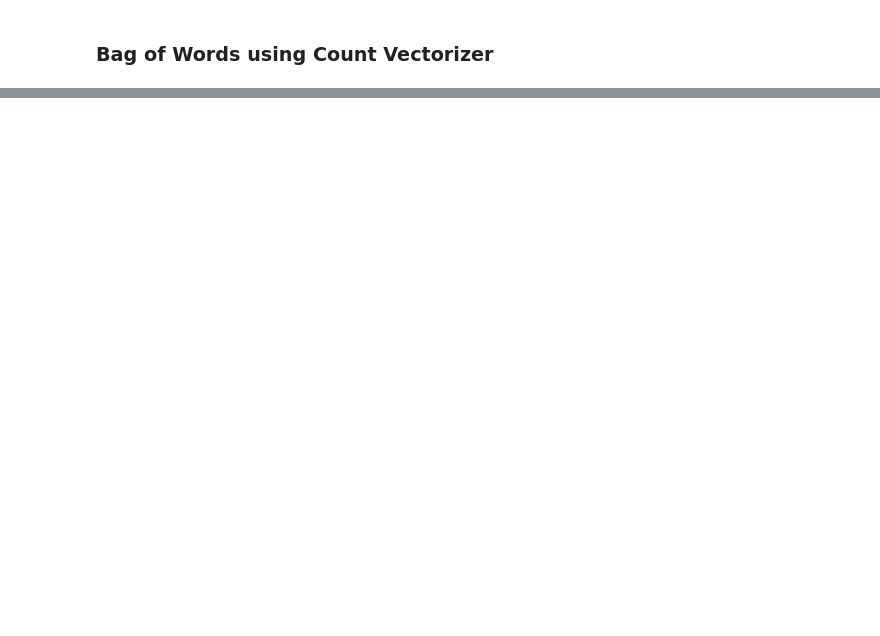
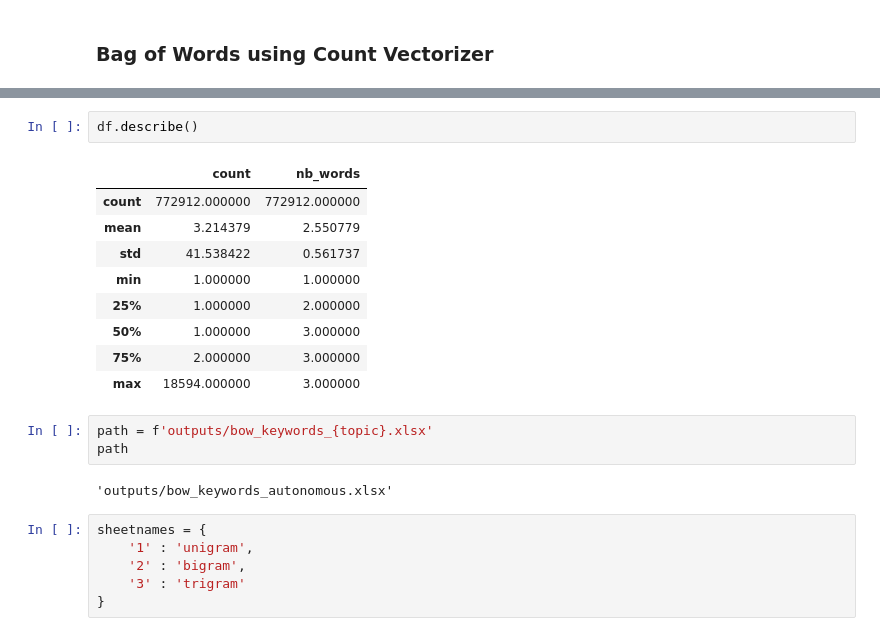
Before and after one commit to Medbeji/Automatic-Keyword-Extractor, a Jupyter notebook: bow_method.ipynb, the cells around one changed output, grey strips where cells are left out. Drawn from its saved outputs; the diff is of its cells as text; blank space fills up the shorter version.

Commit message:
Added other methods of Keyword Extractions

```diff
--- a/bow_method.ipynb
+++ b/bow_method.ipynb
@@ -47,0 +191,23 @@ pd.DataFrame.from_dict(result_dict, orient='index',columns=['count'])
+# %%
+df.describe()
+# %% [output]
+|  | count | nb_words |
+| count | 772912.000000 | 772912.000000 |
+| mean | 3.214379 | 2.550779 |
+| std | 41.538422 | 0.561737 |
+| min | 1.000000 | 1.000000 |
+| 25% | 1.000000 | 2.000000 |
+| 50% | 1.000000 | 3.000000 |
+| 75% | 2.000000 | 3.000000 |
+| max | 18594.000000 | 3.000000 |
+# %%
+path = f'outputs/bow_keywords_{topic}.xlsx'
+path
+# %% [output]
+'outputs/bow_keywords_autonomous.xlsx'
+# %%
+sheetnames = {
+    '1' : 'unigram',
+    '2' : 'bigram',
+    '3' : 'trigram'
+}
```
Also changed, not shown: parts of 21 cells of this notebook, 8 other files.
